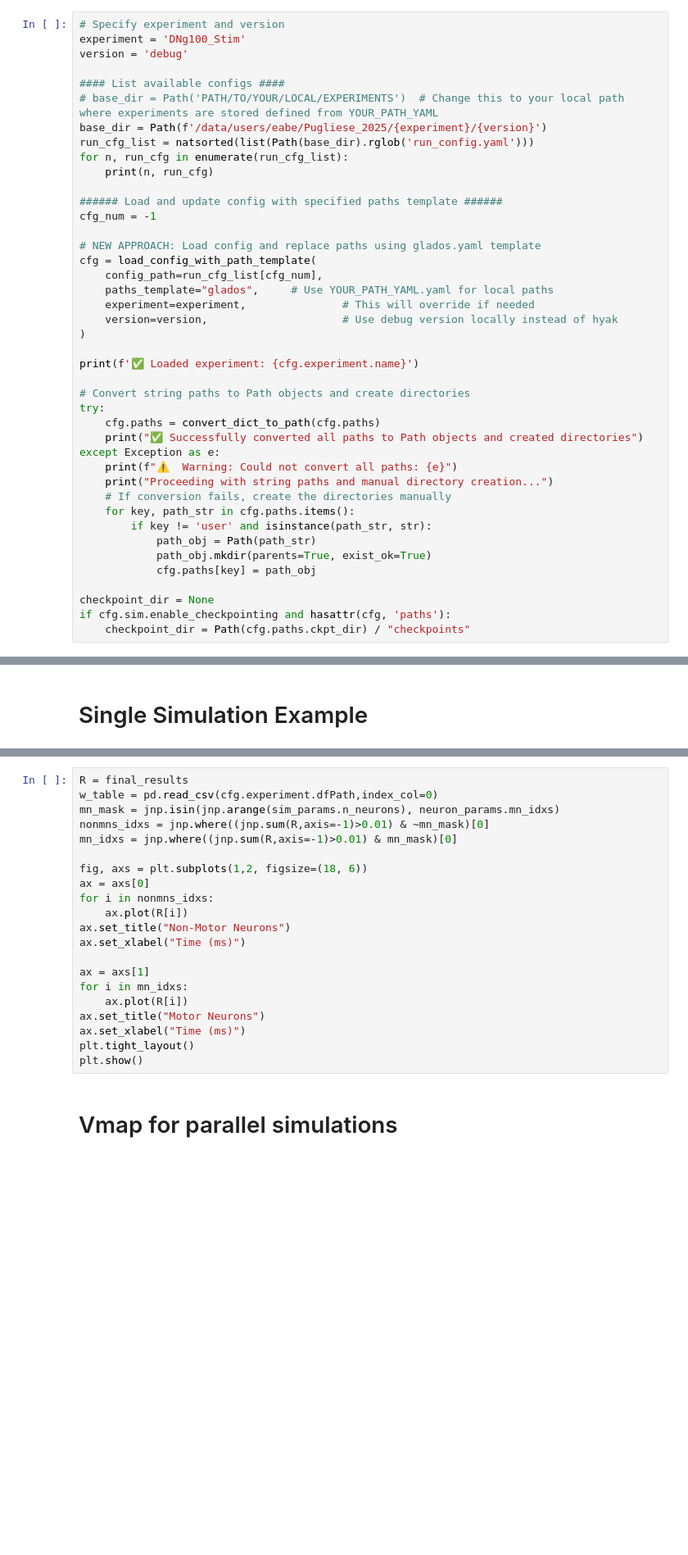
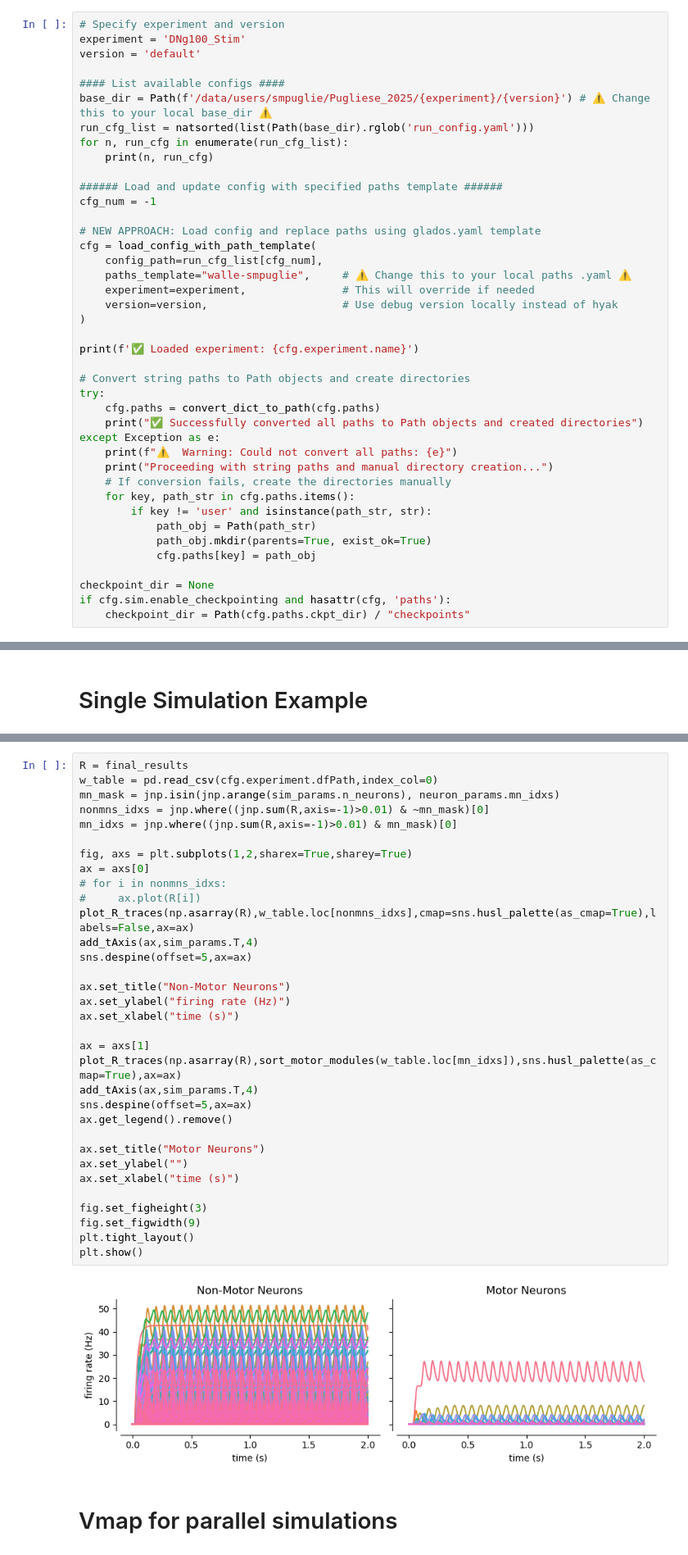
Before and after one commit to smpuglie/Pugliese_cpg_2025, a Jupyter notebook: notebooks/Basic_Usage.ipynb, the cells around one changed output, grey strips where cells are left out. Shown: that part at 82% size. Cells and saved outputs as stored; diff of their text form; blank space fills up the shorter version.

```diff
--- a/notebooks/Basic_Usage.ipynb
+++ b/notebooks/Basic_Usage.ipynb
@@ -110,11 +132,10 @@ python test_configs.py experiment.n_replicates=8 paths=YOUR_PATH_YAML
 # %%
 # Specify experiment and version
 experiment = 'DNg100_Stim'
-version = 'debug'
+version = 'default'
 
 #### List available configs ####
-# base_dir = Path('PATH/TO/YOUR/LOCAL/EXPERIMENTS')  # Change this to your local path where experiments are stored defined from YOUR_PATH_YAML
-base_dir = Path(f'/data/users/eabe/Pugliese_2025/{experiment}/{version}')
+base_dir = Path(f'/data/users/smpuglie/Pugliese_2025/{experiment}/{version}') # ⚠️ Change this to your local base_dir ⚠️
 run_cfg_list = natsorted(list(Path(base_dir).rglob('run_config.yaml')))
 for n, run_cfg in enumerate(run_cfg_list):
     print(n, run_cfg)
@@ -125,7 +146,7 @@ cfg_num = -1
 # NEW APPROACH: Load config and replace paths using glados.yaml template
 cfg = load_config_with_path_template(
     config_path=run_cfg_list[cfg_num],
-    paths_template="glados",     # Use YOUR_PATH_YAML.yaml for local paths
+    paths_template="walle-smpuglie",     # ⚠️ Change this to your local paths .yaml ⚠️
     experiment=experiment,               # This will override if needed
     version=version,                     # Use debug version locally instead of hyak
 )
@@ -219,24 +282,38 @@ print('Simulation time (s):', end_time - start_time)
 # %%
 R = final_results
 w_table = pd.read_csv(cfg.experiment.dfPath,index_col=0)
 mn_mask = jnp.isin(jnp.arange(sim_params.n_neurons), neuron_params.mn_idxs)
 nonmns_idxs = jnp.where((jnp.sum(R,axis=-1)>0.01) & ~mn_mask)[0]
 mn_idxs = jnp.where((jnp.sum(R,axis=-1)>0.01) & mn_mask)[0]
 
-fig, axs = plt.subplots(1,2, figsize=(18, 6))
+fig, axs = plt.subplots(1,2,sharex=True,sharey=True)
 ax = axs[0]
-for i in nonmns_idxs:
-    ax.plot(R[i])
+# for i in nonmns_idxs:
+#     ax.plot(R[i])
+plot_R_traces(np.asarray(R),w_table.loc[nonmns_idxs],cmap=sns.husl_palette(as_cmap=True),labels=False,ax=ax)
+add_tAxis(ax,sim_params.T,4)
+sns.despine(offset=5,ax=ax)
+
 ax.set_title("Non-Motor Neurons")
-ax.set_xlabel("Time (ms)")
+ax.set_ylabel("firing rate (Hz)")
+ax.set_xlabel("time (s)")
 
 ax = axs[1]
-for i in mn_idxs:
-    ax.plot(R[i])
+plot_R_traces(np.asarray(R),sort_motor_modules(w_table.loc[mn_idxs]),sns.husl_palette(as_cmap=True),ax=ax)
+add_tAxis(ax,sim_params.T,4)
+sns.despine(offset=5,ax=ax)
+ax.get_legend().remove()
+
 ax.set_title("Motor Neurons")
-ax.set_xlabel("Time (ms)")
+ax.set_ylabel("")
+ax.set_xlabel("time (s)")
+
+fig.set_figheight(3)
+fig.set_figwidth(9)
 plt.tight_layout()
 plt.show()
+# %% [output]
+[figure, added]
 # %% [markdown]
 # Vmap for parallel simulations
 # %% [markdown]
```
Also changed, not shown: parts of 9 cells of this notebook, 11 other files.
